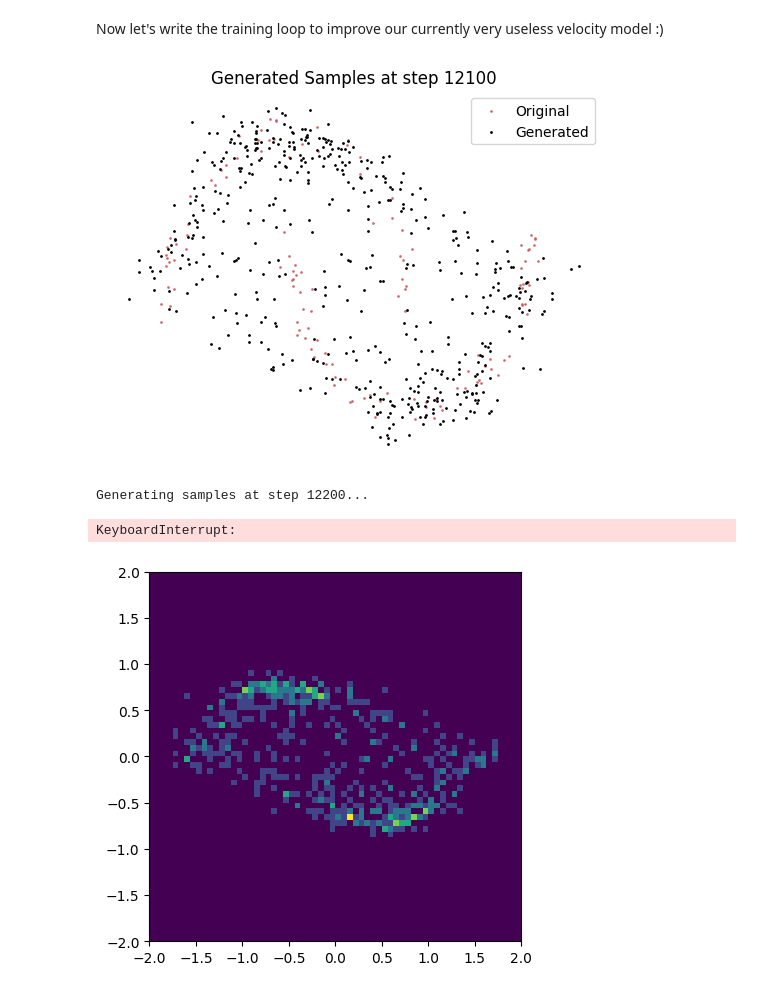
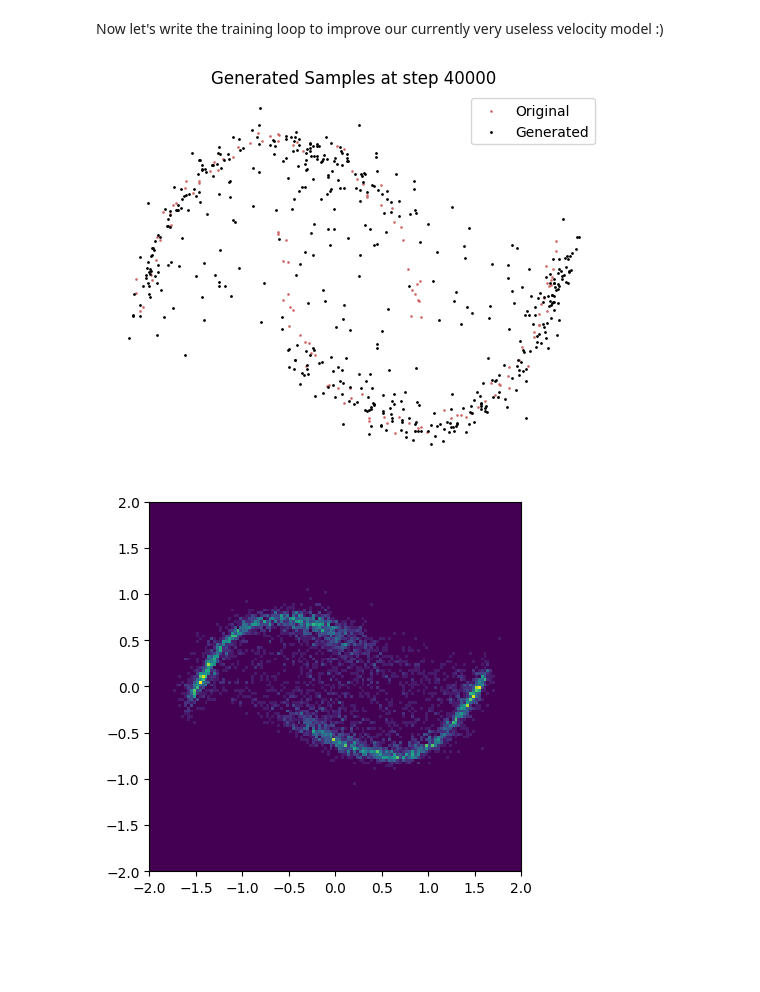
Before and after one commit to florpi/heidelberg_generative_lectures, a Jupyter notebook: 3_flow_matching.ipynb, the cells around one changed output. Saved outputs shown, nothing was run; the diff lists cells and outputs as text; code cells hidden in the pictures; blank space fills up the shorter version.

```diff
--- a/3_flow_matching.ipynb
+++ b/3_flow_matching.ipynb
@@ -154,7 +156,7 @@ class VelocityNetwork(nn.Module):
 device = torch.device("cuda" if torch.cuda.is_available() else "cpu")
 print(f"Using device: {device}")
 velocity_nn = VelocityNetwork(
-    hidden_dim=256,
+    hidden_dim=128,
 ).to(device)
 t=torch.tensor(500*[0.5],dtype=torch.float32, device=device)
 
@@ -232,31 +236,19 @@ class FlowMatching(nn.Module):
         loss = nn.MSELoss()(predicted_velocity, target_velocity)
         return loss
 
-    def sample(self, target_shape=(2,), num_samples=10, num_steps=200,):
-        """
-        Generate samples by integrating the learned velocity field.
-
-        Args:
-            num_samples: Number of samples to generate
-            num_steps: Number of integration steps
-
-        Returns:
-            Generated samples
-        """
-        self.velocity_net.eval()
-        # TODO: Solve the ODE via Euler integration
-
-        dt = 1.0 / num_steps
-        x0 = torch.randn(num_samples, *target_shape, device=self.device)
-        x = x0
-        with torch.no_grad():
-            # Integrate the velocity field from t=0 to t=1
-            for i in range(num_steps):
-                t = torch.full((num_samples,), i * dt, device=self.device)
-                velocity = self.velocity_net(x, t )
-                # Euler integration step
-                x = x + velocity * dt
-        return x
+    def sample(self, target_shape=(2,), num_samples=10,):
+        #TODO: Solve the sampling ode starting from x0, and return the final state x1 (hint odeint from torchdiffeq could be your friend)
+        x_0 = torch.randn(num_samples, *target_shape, device=self.device)
+        batch_size = x_0.shape[0]
+        _, x_1 = odeint(
+            lambda t, x_t: self.velocity_net(x_t, torch.full((batch_size,), t.item(), device=x_t.device, requires_grad=False)),
+            x_0,
+            torch.tensor([.0, 1.0]).type(torch.float32).to(self.device),
+            atol=1e-5,
+            rtol=1e-5,
+            method="dopri5",
+        )
+        return x_1
 # %%
 fm = FlowMatching(
     velocity_network=velocity_nn,
@@ -300,7 +292,7 @@ from IPython.display import clear_output
 # %%
 optimizer = torch.optim.AdamW(fm.parameters(), lr=1.e-4, weight_decay=1e-4)
 total_steps = 40_000
-generate_every = 100
+generate_every = 200
 batch_size = 128
 losses = []
 
@@ -356,20 +348,18 @@ with tqdm(total=total_steps, desc="Training") as pbar:
 
     losses = torch.stack(losses)
 # %% [output]
-[figure, old version]
+[figure, new version]
-Generating samples at step 12200...
-KeyboardInterrupt:
 # %%
 samples = fm.sample(
-    num_samples=500,
+    num_samples=5_000,
 ).detach().cpu().numpy()
 # %%
 
 plt.figure(figsize=(4.8, 4.8))
-plt.hist2d(*samples.T, bins=64, range=((-2, 2), (-2, 2)))
+plt.hist2d(*samples.T, bins=128, range=((-2, 2), (-2, 2)))
 plt.show()
 # %% [output]
-[figure, old version]
+[figure, new version]
 # %%
 plt.plot(losses)
 # %% [output]
```
Also changed, not shown: parts of 9 cells of this notebook.
